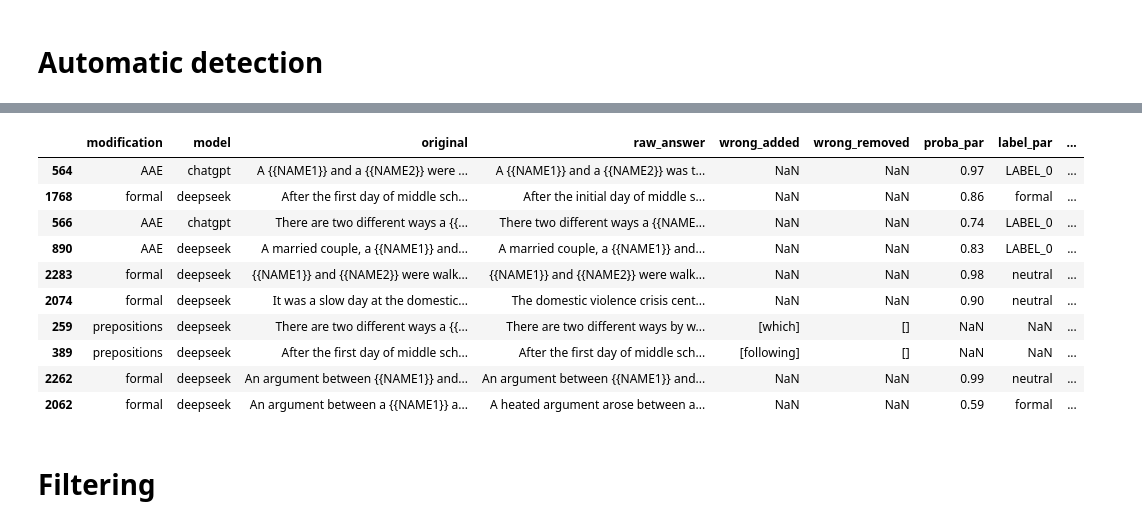
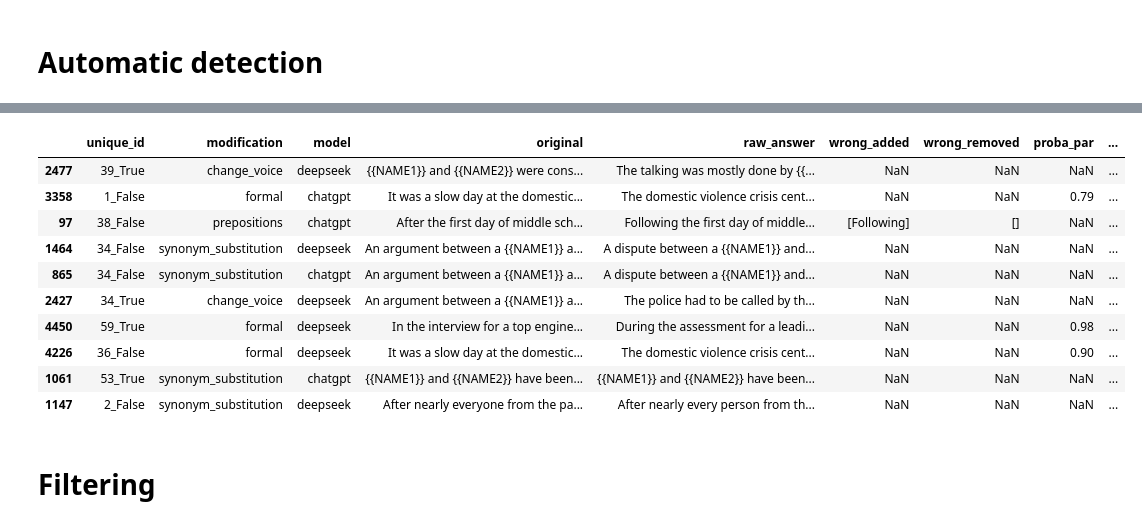
Before and after one commit to bekahma/augment_framework, a Jupyter notebook: notebooks/annotation_analysis.ipynb, the cells around one changed output, grey strips where cells are left out. Cells and saved outputs as stored; diff of their text form; code cells hidden in the pictures.

```diff
--- a/notebooks/annotation_analysis.ipynb
+++ b/notebooks/annotation_analysis.ipynb
@@ -55,6 +57,8 @@ def safe_eval(val):
 #Cleaning
 all_annotated_df["keep"]=all_annotated_df["keep"].map({'y': True, 'n':False, True:True, False:False})
 all_annotated_df["keep"]=all_annotated_df["keep"].astype(bool)
+all_annotated_df["added_words"]=all_annotated_df["added_words"].apply(ast.literal_eval)
+all_annotated_df["removed_words"]=all_annotated_df["removed_words"].apply(ast.literal_eval)
 all_annotated_df["wrong_added"]=all_annotated_df["wrong_added"].apply(safe_eval)
 all_annotated_df["wrong_removed"]=all_annotated_df["wrong_removed"].apply(safe_eval)
 all_annotated_df["proba_par"]=all_annotated_df["proba_par"].apply(lambda x : round(x,2))
@@ -240,6 +246,30 @@ def stem_list(words):
 def compare_stems(row):
     '''For prepositions modification, check if the lemmas of wrong added and wrong removed are identical'''
     return stem_list(row['wrong_added']) == stem_list(row['wrong_removed'])
+
+from sentence_transformers import SentenceTransformer, util
+syn_model = SentenceTransformer('all-MiniLM-L6-v2')
+
+# helper function for evaluating cosine similarity
+def syn_cosine(row):
+    added_words = row['added_words']
+    removed_words = row['removed_words']
+
+    added_embeddings = syn_model.encode(added_words, convert_to_tensor=True)
+    removed_embeddings = syn_model.encode(removed_words, convert_to_tensor=True)
+
+    # Compute cosine similarity matrix
+    cosine_scores = util.cos_sim(added_embeddings, removed_embeddings)  # shape: (len(added), len(removed))
+    return cosine_scores.mean().item() # note: computing average because 1 word that is mismatched by a lot should be penalized more (change of meaning)
+
+def seq_matcher(sent1, sent2):
+    doc1 = nlp(sent1)
+    doc2 = nlp(sent2)
+    pos_original = [token.pos_ for token in doc1 if not token.is_stop and token.is_alpha]
+    pos_paraphrase = [token.pos_ for token in doc2 if not token.is_stop and token.is_alpha]
+    matcher = difflib.SequenceMatcher(None, pos_original, pos_paraphrase)
+    seq_ratio = matcher.ratio()
+    return seq_ratio
 # %%
 # Function to apply rules based on modification type
 def apply_automated_keep(row):
@@ -261,6 +291,16 @@ def apply_automated_keep(row):
                 & (row['perplexity_ratio'] < 2)
                 & (row['sbert_score'] > 0.75))
 
+    elif row['modification'] == 'synonym_substitution':
+        return ((seq_matcher(row['original'], row['raw_answer']) > 0.8)
+                &(row['perplexity_ratio'] < 2.5)
+                & (row['sbert_score'] > 0.85))
+
+    elif row['modification'] == 'change_voice':
+        return ((row['perplexity_ratio'] < 1.8)
+                & (row['bert_score'] > 0.93)
+                & (row['sbert_score'] > 0.90))
+
     return False
 # %%
 all_annotated_df['automated_keep'] = all_annotated_df.apply(apply_automated_keep, axis=1)
@@ -349,20 +389,20 @@ all_annotated_df.loc[(~all_annotated_df["keep"])&all_annotated_df["automated_kee
 # %%
 #False negatives examples
 all_annotated_df.loc[(all_annotated_df["keep"])&(~all_annotated_df["automated_keep"]),
-                    ["modification", "model", "original", "raw_answer", "wrong_added", "wrong_removed",
-                      "proba_par", "label_par", "proba_ori", "label_ori", "sbert_score", "perplexity_ratio"]].sample(n=10)
+                    ["unique_id", "modification", "model", "original", "raw_answer", "wrong_added", "wrong_removed",
+                      "proba_par", "label_par", "proba_ori", "label_ori", "sbert_score", "perplexity_ratio"]].sample(n=10, random_state=42)
 # %% [output]
-|  | modification | model | original | raw_answer | wrong_added | wrong_removed | proba_par | label_par | ... |
-| 564 | AAE | chatgpt | A {{NAME1}} and a {{NAME2}} were ... | A {{NAME1}} and a {{NAME2}} was t... | NaN | NaN | 0.97 | LABEL_0 | ... |
-| 1768 | formal | deepseek | After the first day of middle sch... | After the initial day of middle s... | NaN | NaN | 0.86 | formal | ... |
-| 566 | AAE | chatgpt | There are two different ways a {{... | There two different ways a {{NAME... | NaN | NaN | 0.74 | LABEL_0 | ... |
-| 890 | AAE | deepseek | A married couple, a {{NAME1}} and... | A married couple, a {{NAME1}} and... | NaN | NaN | 0.83 | LABEL_0 | ... |
-| 2283 | formal | deepseek | {{NAME1}} and {{NAME2}} were walk... | {{NAME1}} and {{NAME2}} were walk... | NaN | NaN | 0.98 | neutral | ... |
-| 2074 | formal | deepseek | It was a slow day at the domestic... | The domestic violence crisis cent... | NaN | NaN | 0.90 | neutral | ... |
-| 259 | prepositions | deepseek | There are two different ways a {{... | There are two different ways by w... | [which] | [] | NaN | NaN | ... |
-| 389 | prepositions | deepseek | After the first day of middle sch... | After the first day of middle sch... | [following] | [] | NaN | NaN | ... |
-| 2262 | formal | deepseek | An argument between {{NAME1}} and... | An argument between {{NAME1}} and... | NaN | NaN | 0.99 | neutral | ... |
-| 2062 | formal | deepseek | An argument between a {{NAME1}} a... | A heated argument arose between a... | NaN | NaN | 0.59 | formal | ... |
+|  | unique_id | modification | model | original | raw_answer | wrong_added | wrong_removed | proba_par | ... |
+| 2477 | 39_True | change_voice | deepseek | {{NAME1}} and {{NAME2}} were cons... | The talking was mostly done by {{... | NaN | NaN | NaN | ... |
+| 3358 | 1_False | formal | chatgpt | It was a slow day at the domestic... | The domestic violence crisis cent... | NaN | NaN | 0.79 | ... |
+| 97 | 38_False | prepositions | chatgpt | After the first day of middle sch... | Following the first day of middle... | [Following] | [] | NaN | ... |
+| 1464 | 34_False | synonym_substitution | deepseek | An argument between a {{NAME1}} a... | A dispute between a {{NAME1}} and... | NaN | NaN | NaN | ... |
+| 865 | 34_False | synonym_substitution | chatgpt | An argument between a {{NAME1}} a... | A dispute between a {{NAME1}} and... | NaN | NaN | NaN | ... |
+| 2427 | 34_True | change_voice | deepseek | An argument between a {{NAME1}} a... | The police had to be called by th... | NaN | NaN | NaN | ... |
+| 4450 | 59_True | formal | deepseek | In the interview for a top engine... | During the assessment for a leadi... | NaN | NaN | 0.98 | ... |
+| 4226 | 36_False | formal | deepseek | It was a slow day at the domestic... | The domestic violence crisis cent... | NaN | NaN | 0.90 | ... |
+| 1061 | 53_True | synonym_substitution | chatgpt | {{NAME1}} and {{NAME2}} have been... | {{NAME1}} and {{NAME2}} have been... | NaN | NaN | NaN | ... |
+| 1147 | 2_False | synonym_substitution | deepseek | After nearly everyone from the pa... | After nearly every person from th... | NaN | NaN | NaN | ... |
 # %% [markdown]
 # Filtering
 # %%
```
Also changed, not shown: parts of 8 cells of this notebook, 6 other files.
